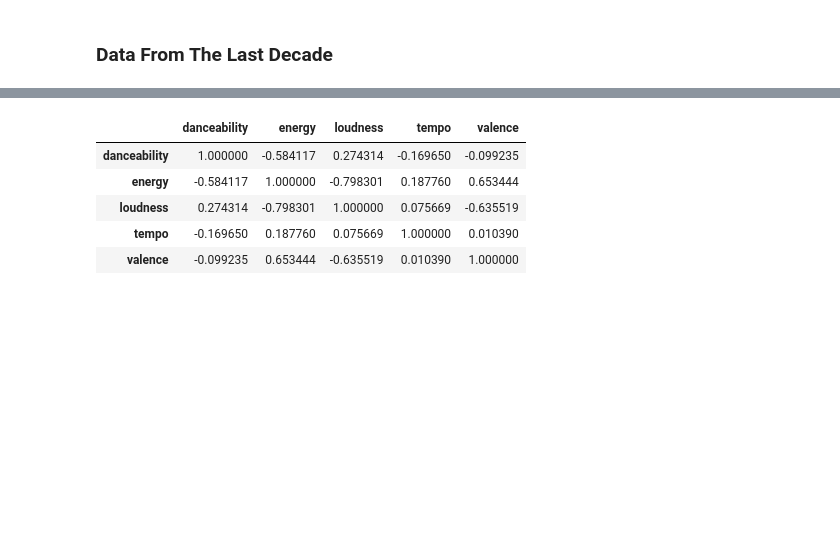
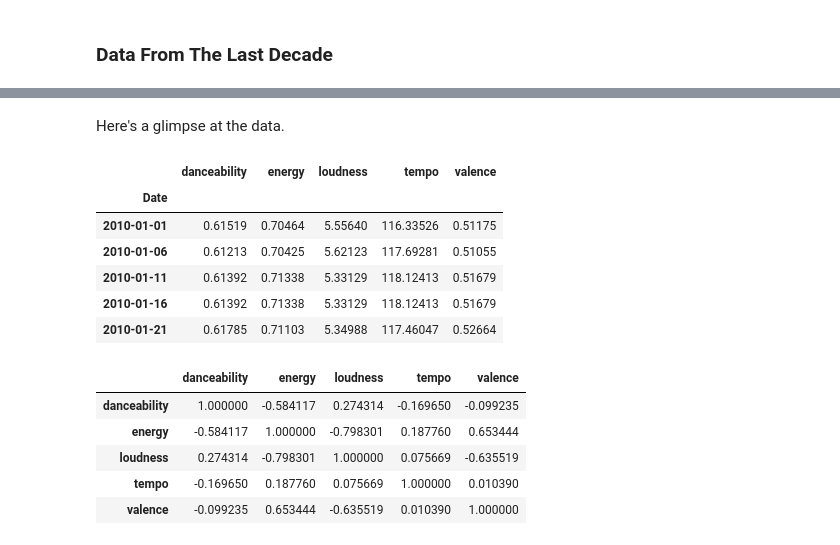
Before and after one commit to ethantanen/DataScience_FinalProject, a Jupyter notebook: Deliverables/Deliv_2/Deliverable 2.ipynb, the cells around one changed output, grey strips where cells are left out. Saved outputs shown, nothing was run; the diff lists cells and outputs as text; code cells hidden in the pictures; blank space fills up the shorter version.

```diff
--- a/Deliverables/Deliv_2/Deliverable 2.ipynb
+++ b/Deliverables/Deliv_2/Deliverable 2.ipynb
@@ -66,6 +96,18 @@ top_100_d.index = top_100_d["Unnamed: 0"]
 del top_100_d["Unnamed: 0"]
 
 top_100_d.index.name="Date"
+# %% [markdown]
+Here's a glimpse at the data.
+# %%
+top_100_d.head()
+# %% [output]
+|  | danceability | energy | loudness | tempo | valence |
+| Date |  |  |  |  |  |
+| 2010-01-01 | 0.61519 | 0.70464 | 5.55640 | 116.33526 | 0.51175 |
+| 2010-01-06 | 0.61213 | 0.70425 | 5.62123 | 117.69281 | 0.51055 |
+| 2010-01-11 | 0.61392 | 0.71338 | 5.33129 | 118.12413 | 0.51679 |
+| 2010-01-16 | 0.61392 | 0.71338 | 5.33129 | 118.12413 | 0.51679 |
+| 2010-01-21 | 0.61785 | 0.71103 | 5.34988 | 117.46047 | 0.52664 |
 # %%
 top_100_d.corr()
 # %% [output]
```
Also changed, not shown: parts of 16 cells of this notebook, 7 other files.
